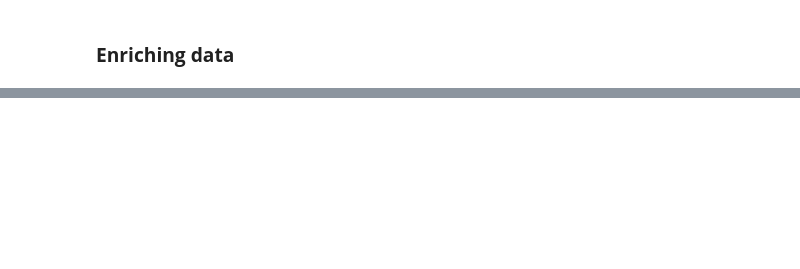
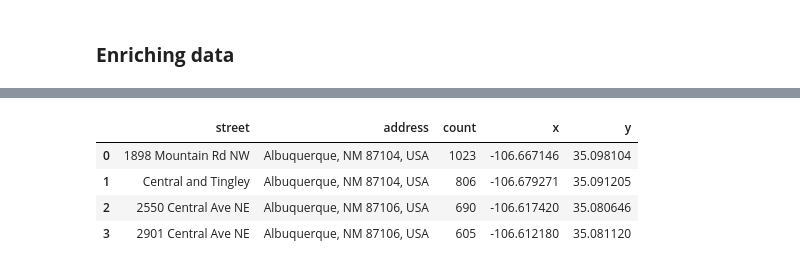
Before and after one commit to Mahdi88BH/Data-Engineering, a Jupyter notebook: Data_Validation/Exploratory_Data_Analysis.ipynb, the cells around one changed output, grey strips where cells are left out. Saved outputs shown, nothing was run; the diff lists cells and outputs as text; code cells hidden in the pictures; blank space fills up the shorter version.

```diff
--- a/Data_Validation/Exploratory_Data_Analysis.ipynb
+++ b/Data_Validation/Exploratory_Data_Analysis.ipynb
@@ -566,0 +636,8 @@ df.head()
+# %%
+pd.merge(new_df, geo, on='street')
+# %% [output]
+|  | street | address | count | x | y |
+| 0 | 1898 Mountain Rd NW | Albuquerque, NM 87104, USA | 1023 | -106.667146 | 35.098104 |
+| 1 | Central and Tingley | Albuquerque, NM 87104, USA | 806 | -106.679271 | 35.091205 |
+| 2 | 2550 Central Ave NE | Albuquerque, NM 87106, USA | 690 | -106.617420 | 35.080646 |
+| 3 | 2901 Central Ave NE | Albuquerque, NM 87106, USA | 605 | -106.612180 | 35.081120 |
```
Also changed, not shown: parts of 6 cells of this notebook, 1 other file.
